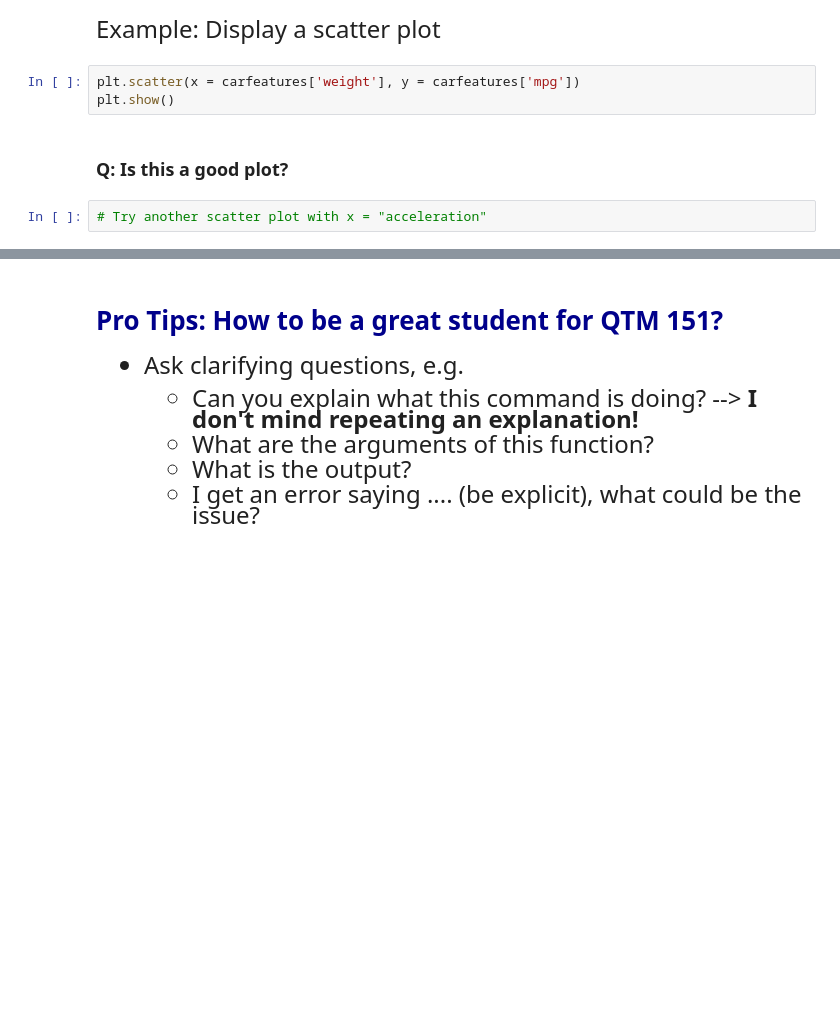
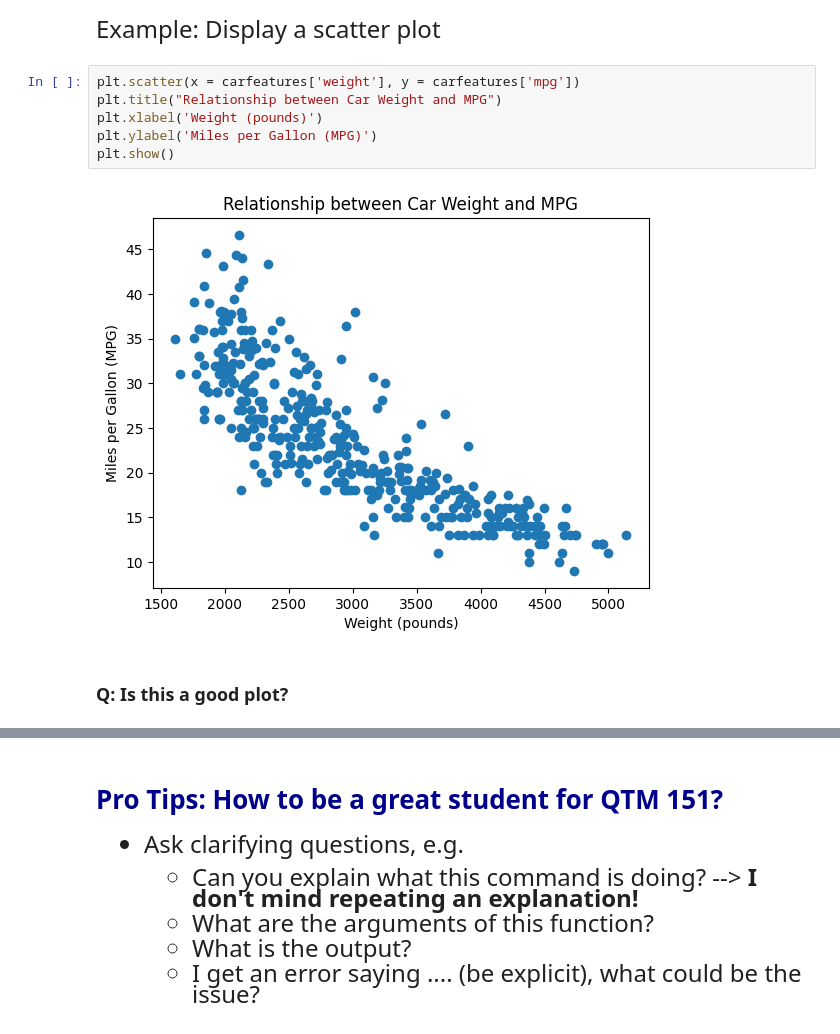
Before and after one commit to joycheng88/qtm151fall2025, a Jupyter notebook: Lecture_01_Github and Jupyter Notebooks/Lecture1.ipynb, the cells around one changed output, grey strips where cells are left out. Drawn from its saved outputs; the diff is of its cells as text; blank space fills up the shorter version.

```diff
--- a/Lecture_01_Github and Jupyter Notebooks/Lecture1.ipynb
+++ b/Lecture_01_Github and Jupyter Notebooks/Lecture1.ipynb
@@ -214,8 +299,11 @@ carfeatures.describe()
 Example: Display a scatter plot
 # %%
 plt.scatter(x = carfeatures['weight'], y = carfeatures['mpg'])
+plt.title("Relationship between Car Weight and MPG")
+plt.xlabel('Weight (pounds)')
+plt.ylabel('Miles per Gallon (MPG)')
 plt.show()
+# %% [output]
+[figure, added]
 # %% [markdown]
 ### Q: Is this a good plot?
-# %%
-# Try another scatter plot with x = "acceleration"
```
Also changed, not shown: parts of 12 cells of this notebook.
